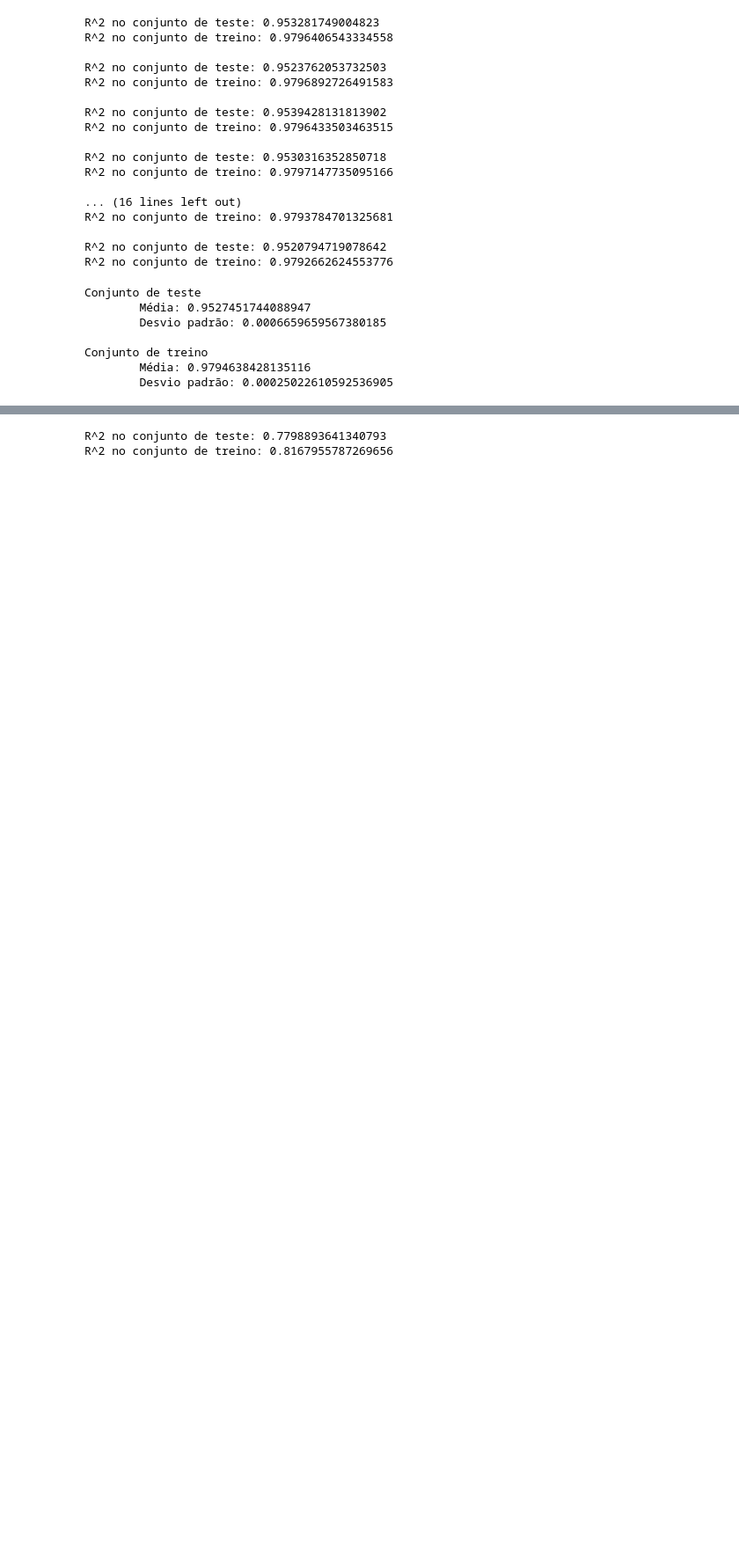
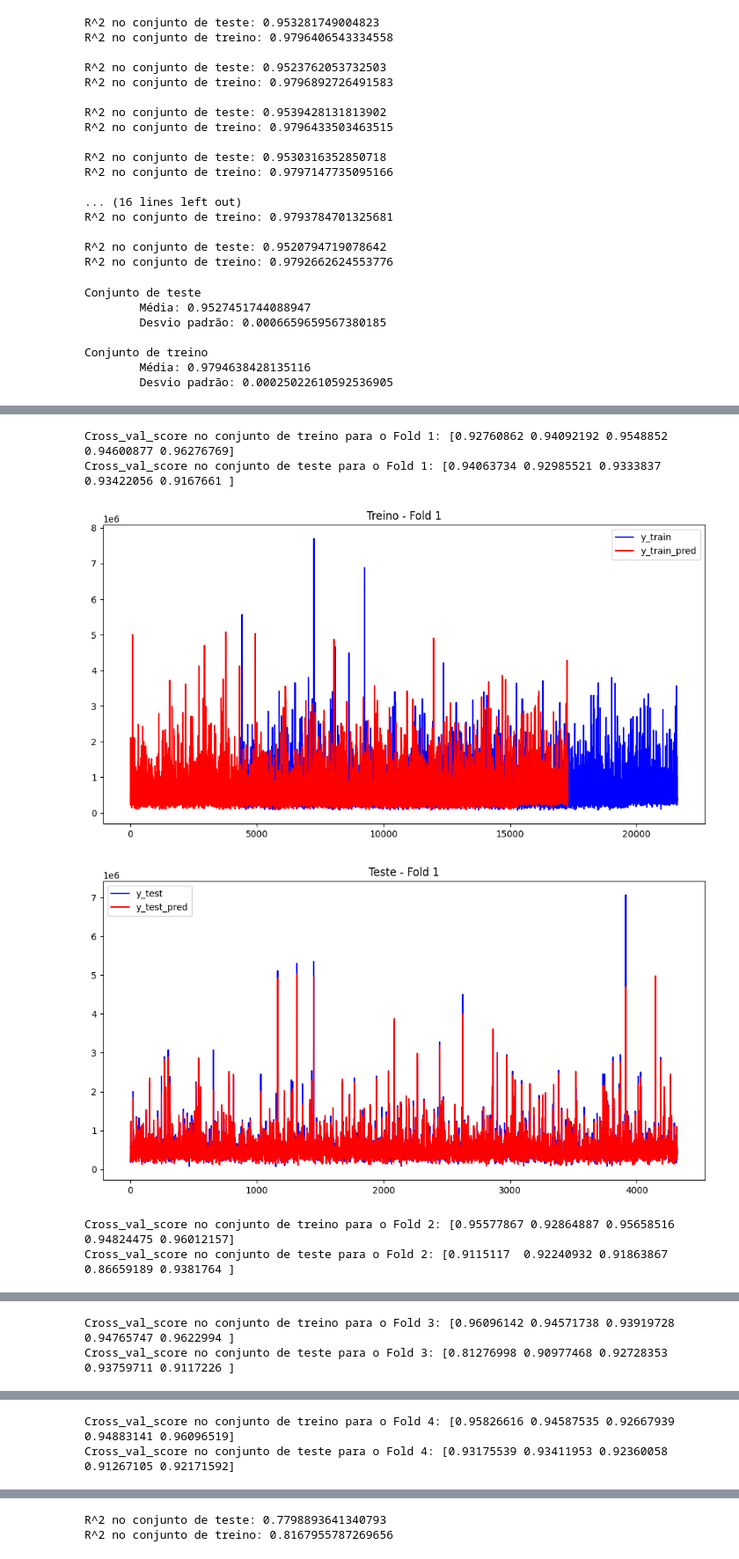
Before and after one commit to danmiirand/linearregressionifg, a Jupyter notebook: TrabalhoFinal_ModelagemDados.ipynb, the cells around one changed output, grey strips where cells are left out. Shown at 88% size. Cells and saved outputs as stored; diff of their text form; code cells hidden in the pictures; blank space fills up the shorter version.

Commit message:
plotagem fold

```diff
--- a/TrabalhoFinal_ModelagemDados.ipynb
+++ b/TrabalhoFinal_ModelagemDados.ipynb
@@ -370,36 +370,58 @@ Com 5 Splits a acurácia diminuiu
 # %%
-kf = KFold(n_splits=3, shuffle=True, random_state=42)
+import matplotlib.pyplot as plt
+
+kf = KFold(n_splits=5)
 
 X = scaler.fit_transform(features.copy())
 y = target.copy()
 
 # Inicializando listas para armazenar pontuações
 r2_train_scores = []
 r2_test_scores = []
 
 # Loop sobre cada fold
 for i, (train_index, test_index) in enumerate(kf.split(X), start=1):
     X_train, X_test = X[train_index], X[test_index]
     y_train, y_test = y[train_index], y[test_index]
 
-
     model = XGBRegressor(colsample_bytree=1, gamma=0.0, learning_rate=0.01, max_depth=8, min_child_weight=8, n_estimators=7200, reg_alpha=1, reg_lambda=1, subsample=0.1, seed=42)
     model.fit(X_train, y_train)
 
     y_train_pred = model.predict(X_train)
     y_test_pred = model.predict(X_test)
 
     r2_train = r2_score(y_train, y_train_pred)
     r2_test = r2_score(y_test, y_test_pred)
 
-
     train_scores = cross_val_score(model, X_train, y_train, cv=kf, scoring='r2')
     print(f'Cross_val_score no conjunto de treino para o Fold {i}: {train_scores}')
     r2_train_scores.append(np.mean(train_scores))
 
     test_scores = cross_val_score(model, X_test, y_test, cv=kf, scoring='r2')
     print(f'Cross_val_score no conjunto de teste para o Fold {i}: {test_scores}\n')
     r2_test_scores.append(np.mean(test_scores))
 
+    # Plotando os resultados
+    plt.figure(figsize=(12, 6))
+    plt.plot(y_train, color='blue', label='y_train')
+    plt.plot(y_train_pred, color='red', label='y_train_pred')
+    plt.legend()
+    plt.title(f'Treino - Fold {i}')
+    plt.show()
+
+    plt.figure(figsize=(12, 6))
+    plt.plot(y_test, color='blue', label='y_test')
+    plt.plot(y_test_pred, color='red', label='y_test_pred')
+    plt.legend()
+    plt.title(f'Teste - Fold {i}')
+    plt.show()
+
 print(f'Média de R^2 no conjunto de treino: {np.mean(r2_train_scores)}')
 print(f'Média de R^2 no conjunto de teste: {np.mean(r2_test_scores)}')
+# %% [output]
+Cross_val_score no conjunto de treino para o Fold 1: [0.92760862 0.94092192 0.9548852  0.94600877 0.96276769]
+Cross_val_score no conjunto de teste para o Fold 1: [0.94063734 0.92985521 0.9333837  0.93422056 0.9167661 ]
+[figure, added]
+[figure, added]
+Cross_val_score no conjunto de treino para o Fold 2: [0.95577867 0.92864887 0.95658516 0.94824475 0.96012157]
+Cross_val_score no conjunto de teste para o Fold 2: [0.9115117  0.92240932 0.91863867 0.86659189 0.9381764 ]
@@ -405,0 +430,2 @@ print(f'Média de R^2 no conjunto de teste: {np.mean(r2_test_scores)}')
+Cross_val_score no conjunto de treino para o Fold 3: [0.96096142 0.94571738 0.93919728 0.94765747 0.9622994 ]
+Cross_val_score no conjunto de teste para o Fold 3: [0.81276998 0.90977468 0.92728353 0.93759711 0.9117226 ]
@@ -405,0 +434,2 @@ print(f'Média de R^2 no conjunto de teste: {np.mean(r2_test_scores)}')
+Cross_val_score no conjunto de treino para o Fold 4: [0.95826616 0.94587535 0.92667939 0.94883141 0.96096519]
+Cross_val_score no conjunto de teste para o Fold 4: [0.93175539 0.93411953 0.92360058 0.91267105 0.92171592]
```
Also changed, not shown: parts of 3 cells of this notebook.
